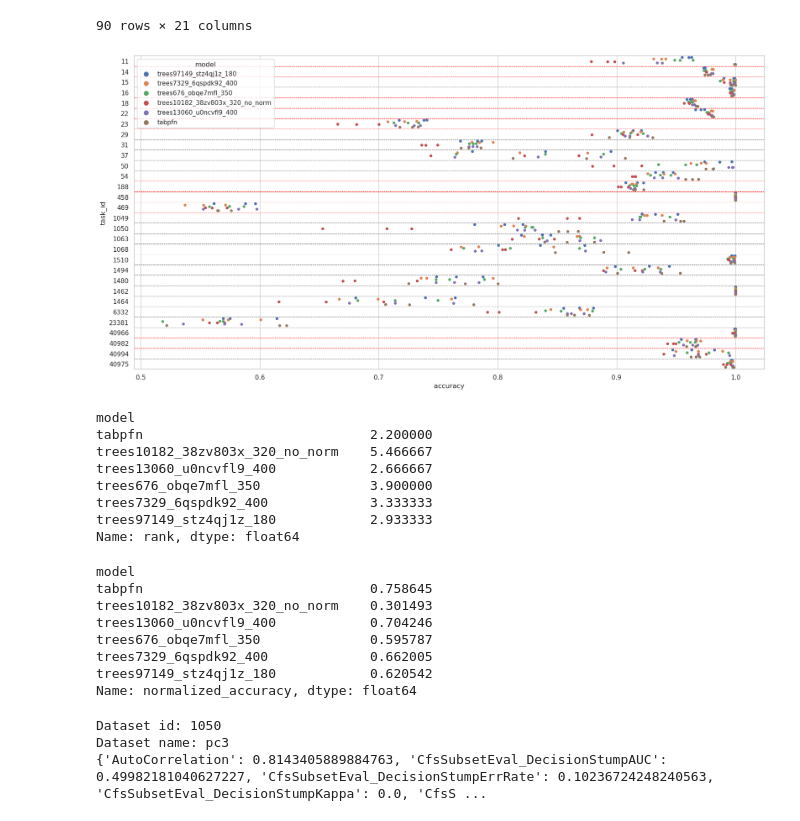
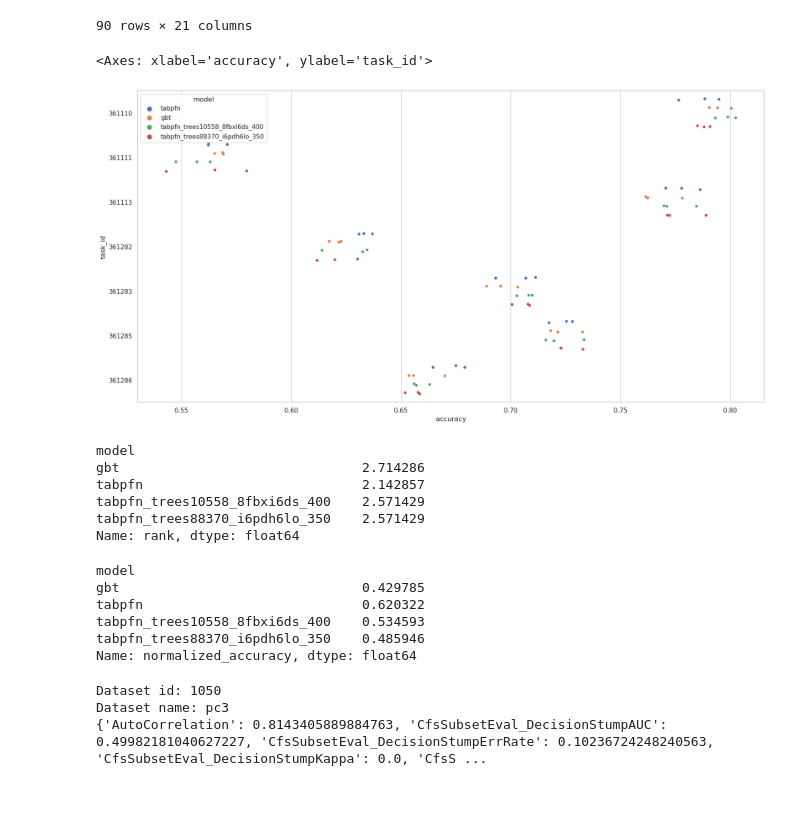
Before and after one commit to LeoGrin/TabPFN, a Jupyter notebook: tabpfn/benchmark_analysis.ipynb, the cells around one changed output. Saved outputs shown, nothing was run; the diff lists cells and outputs as text; code cells hidden in the pictures.

```diff
--- a/tabpfn/benchmark_analysis.ipynb
+++ b/tabpfn/benchmark_analysis.ipynb
@@ -22,16 +20,18 @@ array(['Random Forest', 'Gradient Boosting', 'Logistic Regression',
        'trees13368_15'], dtype=object)
 # %%
 results = pd.read_csv('tabpfn/results_benchmark.csv')
-results = results[results["metric"] == "roc_auc"]
+results = results[results["metric"] == "accuracy"]
 results["accuracy"] = results["value"]
-results = results[results["suite_id"] == "cc18"]
+results = results[results["suite_id"] == "334"]
 # results_large["suite_id"] = "337"
 # results_large["model"] = results_large["model"] + "_large"
 # # replce model "checkpoint" by trees
 # results = pd.concat([results, results_large])
 # results = results[results["suite_id"] == "337"]
 # %%
-models_to_show = ["trees13060_u0ncvfl9_400", "trees7329_6qspdk92_400", "trees97149_stz4qj1z_180", "trees676_obqe7mfl_350", "trees10182_38zv803x_320_no_norm", "tabpfn", "gbt"]
+#models_to_show = ["trees13060_u0ncvfl9_400", "trees7329_6qspdk92_400", "trees97149_stz4qj1z_180", "trees676_obqe7mfl_350", "trees10182_38zv803x_320_no_norm", "tabpfn", "gbt"]
+#models_to_show = ["trees676_obqe7mfl_350", "trees13060_u0ncvfl9_400", "tabpfn", "gbt", "tabpfn_trees676_obqe7mfl_350_no_prepro", "tabpfn_trees10558_8fbxi6ds_400", "tabpfn_trees88370_i6pdh6lo_350", "tabpfn_trees10558_8fbxi6ds_400_prepro"]
+models_to_show = ["tabpfn_trees88370_i6pdh6lo_350", "tabpfn", "gbt", "tabpfn_trees10558_8fbxi6ds_400"]
 # %%
 results["model"].unique()
 # %% [output]
@@ -97,33 +104,34 @@ array(['361055', '361060', '361061', '361062', '361063', '361065',
 # %%
 # plot the results
 # score in y
 # task_id in x
 # hue is the model
 import matplotlib.pyplot as plt
 
 sns.set(style="whitegrid")
 # bigger plot
 plt.figure(figsize=(20, 10))
 # accuracy
 
 #ax = sns.boxplot(x="task_id", y="value", hue="model", data=results_337[results_337["metric"] == "accuracy"], palette="Set3")
 # replace by scatterplot
 results["task_id"] = results["task_id"].astype(str)
 sns.stripplot(y="task_id", x="accuracy", hue="model",
               #data=results[results["model"].isin(["trees69859_eouc70o7_390", "trees69859_eouc70o7_390_random_rotation", "tabpfn", "tabpfn_random_rotation", "gbt", "gbt_random_rotation"])],
               #data=results[results["model"].isin(["trees73904_ba9wuzhe_390", "trees4315_080m7u0l_390", "trees69859_eouc70o7_390", "trees676_obqe7mfl_350", "tabpfn", "gbt", "log_reg"])],
               data=results[results["model"].isin(models_to_show)],
               dodge=True)
 # plot horizontal lines for the different tasks
-unique_tasks = results["task_id"].unique()
-for task in unique_tasks:
-    task_index = list(unique_tasks).index(task)
-    if int(task) in datasets_with_more_than_two_classes:
-        plt.axhline(y=task_index + 0.5, color='red', linestyle='--', linewidth=0.7)
-    else:
-        plt.axhline(y=task_index + 0.5, color='grey', linestyle='--', linewidth=0.7)
+# unique_tasks = results["task_id"].unique()
+# for task in unique_tasks:
+#     task_index = list(unique_tasks).index(task)
+#     if int(task) in datasets_with_more_than_two_classes:
+#         plt.axhline(y=task_index + 0.5, color='red', linestyle='--', linewidth=0.7)
+#     else:
+#         plt.axhline(y=task_index + 0.5, color='grey', linestyle='--', linewidth=0.7)
 # %% [output]
+<Axes: xlabel='accuracy', ylabel='task_id'>
-[figure, old version]
+[figure, new version]
 # %%
 # Compute mean rank of each model
 #results = results_337[results_337["metric"] == "accuracy"]
@@ -144,12 +152,10 @@ mean_rank = sorted_acc.groupby('model')['rank'].mean()
 mean_rank
 # %% [output]
 model
-tabpfn                             2.200000
-trees10182_38zv803x_320_no_norm    5.466667
-trees13060_u0ncvfl9_400            2.666667
-trees676_obqe7mfl_350              3.900000
-trees7329_6qspdk92_400             3.333333
-trees97149_stz4qj1z_180            2.933333
+gbt                               2.714286
+tabpfn                            2.142857
+tabpfn_trees10558_8fbxi6ds_400    2.571429
+tabpfn_trees88370_i6pdh6lo_350    2.571429
 Name: rank, dtype: float64
 # %%
 import pandas as pd
@@ -172,12 +178,10 @@ mean_normalized_acc = merged_df.groupby('model')['normalized_accuracy'].mean()
 print(mean_normalized_acc)
 # %% [output]
 model
-tabpfn                             0.758645
-trees10182_38zv803x_320_no_norm    0.301493
-trees13060_u0ncvfl9_400            0.704246
-trees676_obqe7mfl_350              0.595787
-trees7329_6qspdk92_400             0.662005
-trees97149_stz4qj1z_180            0.620542
+gbt                               0.429785
+tabpfn                            0.620322
+tabpfn_trees10558_8fbxi6ds_400    0.534593
+tabpfn_trees88370_i6pdh6lo_350    0.485946
 Name: normalized_accuracy, dtype: float64
 # %%
 #print dataset quality
```
Also changed, not shown: parts of 11 cells of this notebook, 10 other files.
